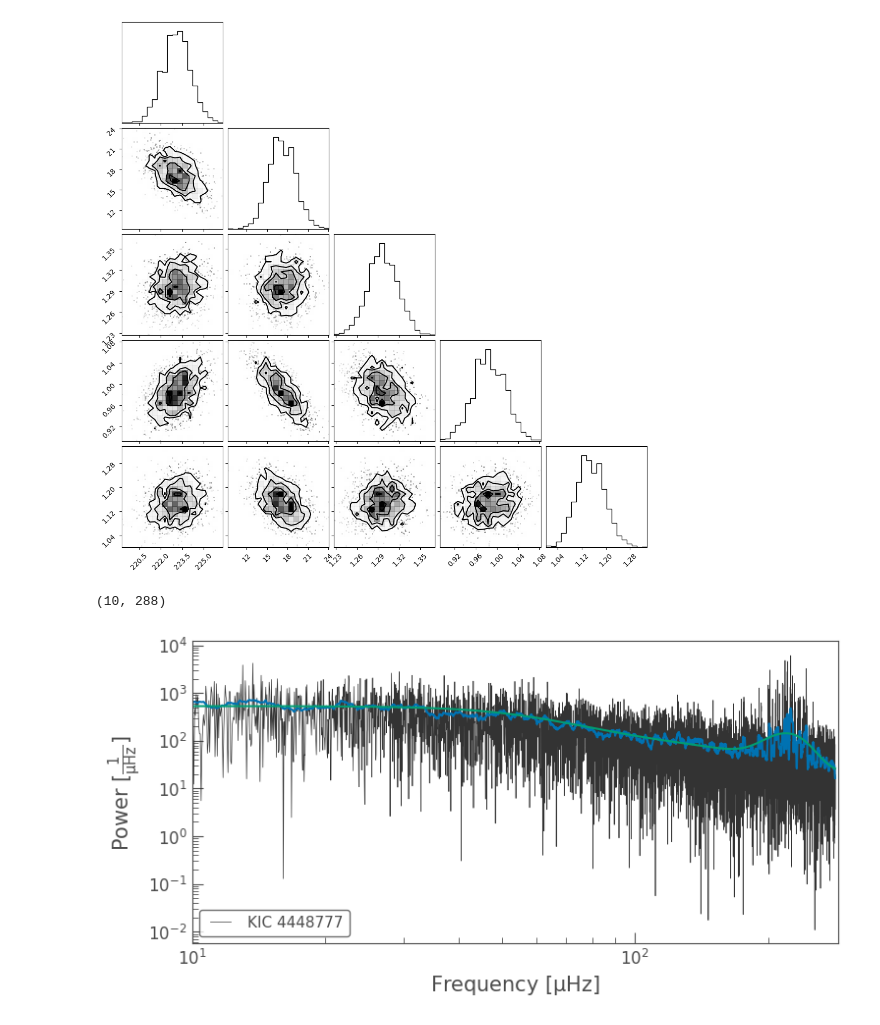
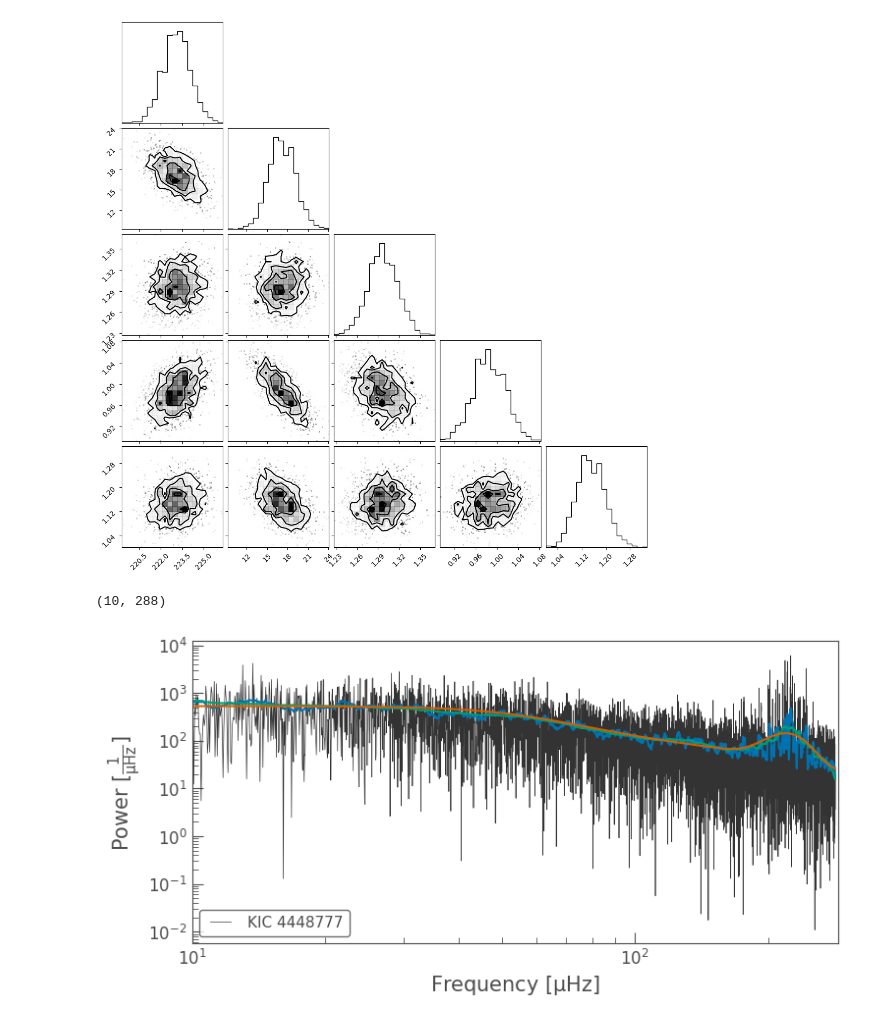
Before and after one commit to GuyRhysDavies/matriculate, a Jupyter notebook: Dev/Delta two term fit.ipynb, the cells around one changed output. Drawn from its saved outputs; the diff is of its cells as text; code cells hidden in the pictures.

```diff
--- a/Dev/Delta two term fit.ipynb
+++ b/Dev/Delta two term fit.ipynb
@@ -16,6 +16,7 @@ pg.plot(scale='log');
 [figure]
 # %%
 class dtwoterm():
+    ''' At some point should JAX '''
     def __init__(self, pg):
         self.pg = pg
         self.f = self.pg.frequency.value
@@ -93,8 +94,9 @@ corner.corner(res);
 # %%
 ax = pg.plot('log')
 ax.plot(pg.frequency, pg.smooth(filter_width=2.0).power)
+ax.plot(pg.frequency, pg.smooth(filter_width=20.0).power)
 ax.plot(pg.frequency, tt.full_model(res.mean(axis=0)))
 ax.set_xlim([10, 288])
 # %% [output]
 (10, 288)
-[figure, old version]
+[figure, new version]
```
Also changed, not shown: 1 other file.
